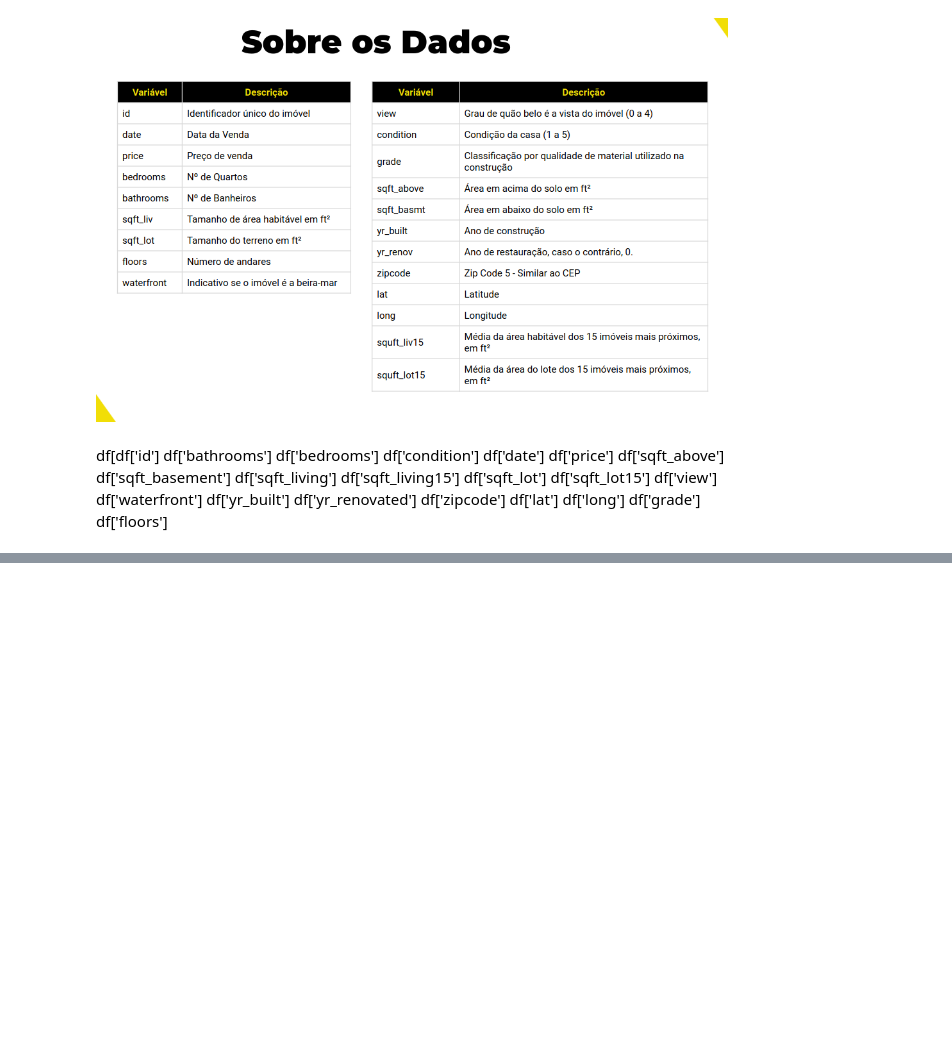
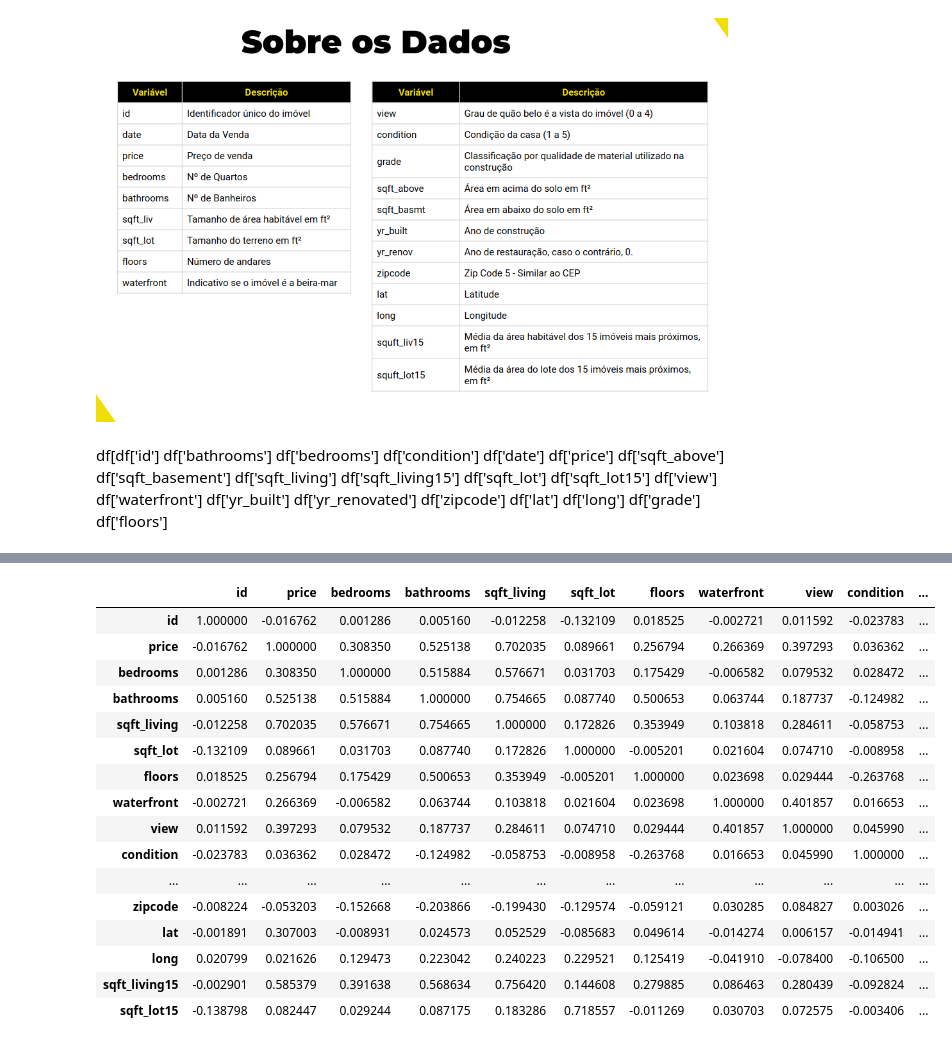
Before and after one commit to valdirdpg/curso-dnc, a Jupyter notebook: mini_projeto.ipynb, the cells around one changed output, grey strips where cells are left out. Cells and saved outputs as stored; diff of their text form; code cells hidden in the pictures; blank space fills up the shorter version.

```diff
--- a/mini_projeto.ipynb
+++ b/mini_projeto.ipynb
@@ -87,0 +94,34 @@ Name: id, Length: 21613, dtype: bool
+# %%
+'''
+  Procurar Imóveis:
+    1 - com vistar para mar
+    2 - com bela paisagem
+    3 - Menor preço
+    4 - Maior quantidade de quartos*
+    5 - maior quantidade de banheiro*
+    6 - Maior área habitável
+    7 - Ano de Construção
+    8 - Ano de Restauração*
+    9 - Quantidade de andares
+    10- Estado de conservação
+    11- Maior Avaliação
+
+'''
+# %% [output]
+|  | id | price | bedrooms | bathrooms | sqft_living | sqft_lot | floors | waterfront | view | condition | ... |
+| id | 1.000000 | -0.016762 | 0.001286 | 0.005160 | -0.012258 | -0.132109 | 0.018525 | -0.002721 | 0.011592 | -0.023783 | ... |
+| price | -0.016762 | 1.000000 | 0.308350 | 0.525138 | 0.702035 | 0.089661 | 0.256794 | 0.266369 | 0.397293 | 0.036362 | ... |
+| bedrooms | 0.001286 | 0.308350 | 1.000000 | 0.515884 | 0.576671 | 0.031703 | 0.175429 | -0.006582 | 0.079532 | 0.028472 | ... |
+| bathrooms | 0.005160 | 0.525138 | 0.515884 | 1.000000 | 0.754665 | 0.087740 | 0.500653 | 0.063744 | 0.187737 | -0.124982 | ... |
+| sqft_living | -0.012258 | 0.702035 | 0.576671 | 0.754665 | 1.000000 | 0.172826 | 0.353949 | 0.103818 | 0.284611 | -0.058753 | ... |
+| sqft_lot | -0.132109 | 0.089661 | 0.031703 | 0.087740 | 0.172826 | 1.000000 | -0.005201 | 0.021604 | 0.074710 | -0.008958 | ... |
+| floors | 0.018525 | 0.256794 | 0.175429 | 0.500653 | 0.353949 | -0.005201 | 1.000000 | 0.023698 | 0.029444 | -0.263768 | ... |
+| waterfront | -0.002721 | 0.266369 | -0.006582 | 0.063744 | 0.103818 | 0.021604 | 0.023698 | 1.000000 | 0.401857 | 0.016653 | ... |
+| view | 0.011592 | 0.397293 | 0.079532 | 0.187737 | 0.284611 | 0.074710 | 0.029444 | 0.401857 | 1.000000 | 0.045990 | ... |
+| condition | -0.023783 | 0.036362 | 0.028472 | -0.124982 | -0.058753 | -0.008958 | -0.263768 | 0.016653 | 0.045990 | 1.000000 | ... |
+| ... | ... | ... | ... | ... | ... | ... | ... | ... | ... | ... | ... |
+| zipcode | -0.008224 | -0.053203 | -0.152668 | -0.203866 | -0.199430 | -0.129574 | -0.059121 | 0.030285 | 0.084827 | 0.003026 | ... |
+| lat | -0.001891 | 0.307003 | -0.008931 | 0.024573 | 0.052529 | -0.085683 | 0.049614 | -0.014274 | 0.006157 | -0.014941 | ... |
+| long | 0.020799 | 0.021626 | 0.129473 | 0.223042 | 0.240223 | 0.229521 | 0.125419 | -0.041910 | -0.078400 | -0.106500 | ... |
+| sqft_living15 | -0.002901 | 0.585379 | 0.391638 | 0.568634 | 0.756420 | 0.144608 | 0.279885 | 0.086463 | 0.280439 | -0.092824 | ... |
+| sqft_lot15 | -0.138798 | 0.082447 | 0.029244 | 0.087175 | 0.183286 | 0.718557 | -0.011269 | 0.030703 | 0.072575 | -0.003406 | ... |
```
Also changed, not shown: parts of 9 cells of this notebook.
